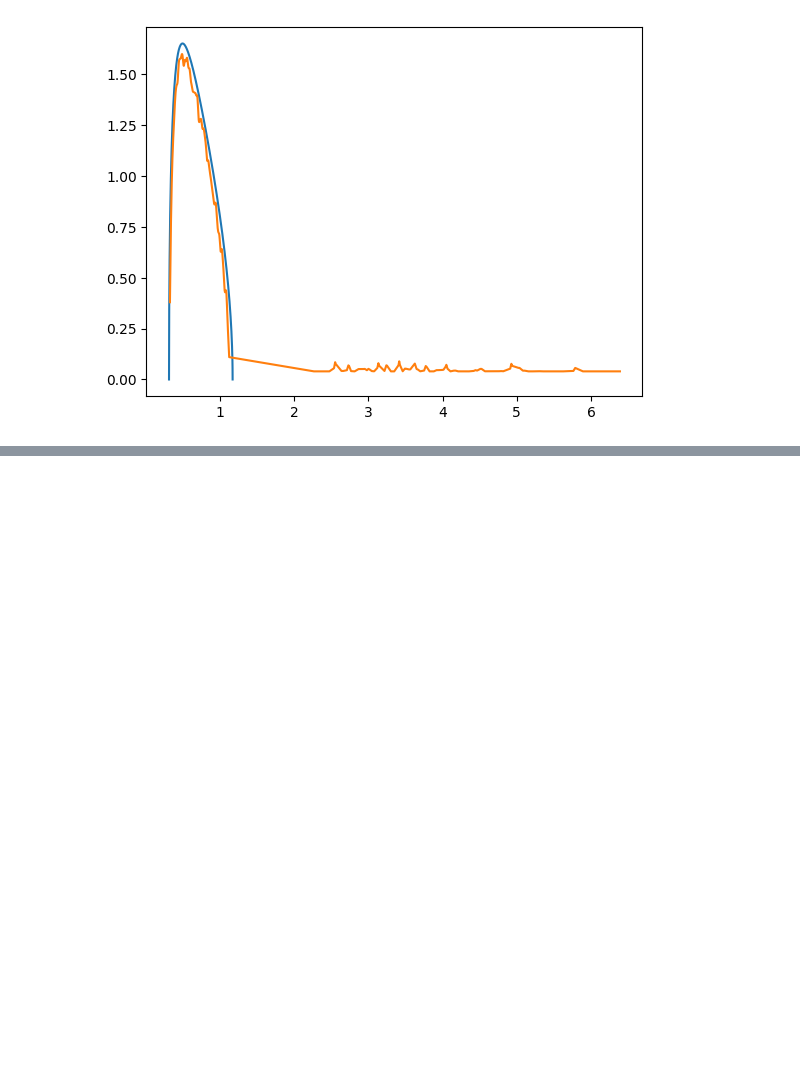
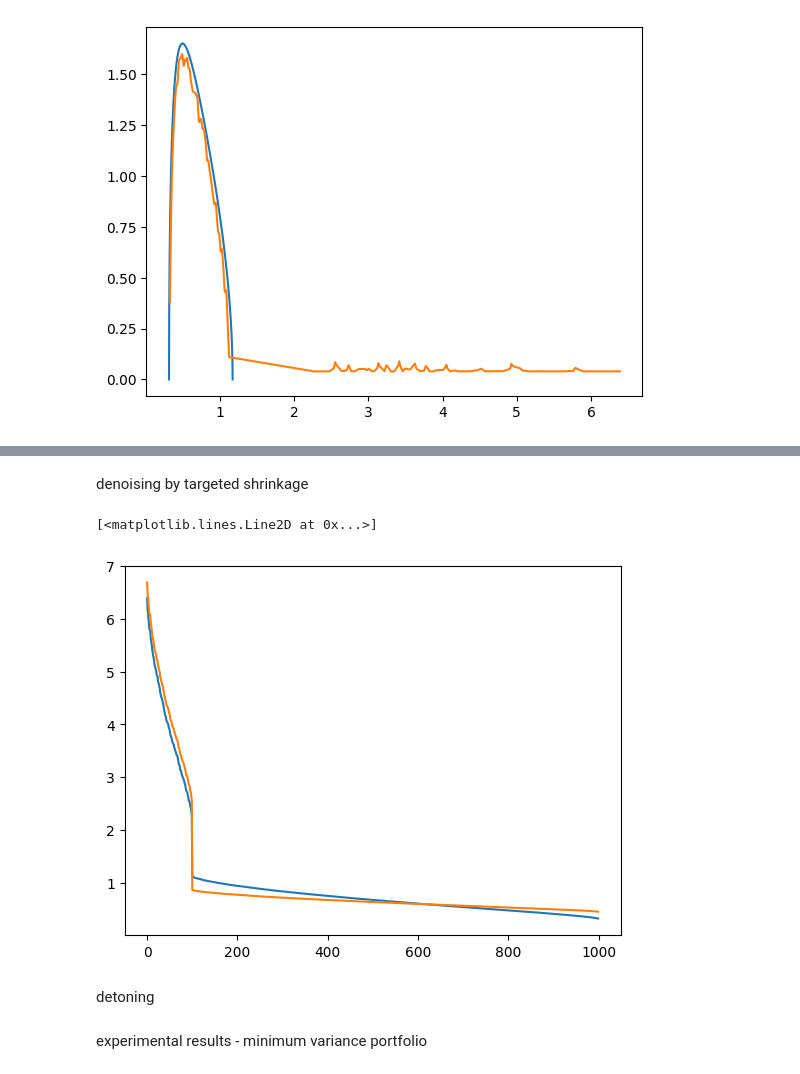
Before and after one commit to Joanna-Dai/Machine-Learning-for-Asset-Managers, a Jupyter notebook: ch2.ipynb, the cells around one changed output, grey strips where cells are left out. Saved outputs shown, nothing was run; the diff lists cells and outputs as text; code cells hidden in the pictures; blank space fills up the shorter version.

```diff
--- a/ch2.ipynb
+++ b/ch2.ipynb
@@ -218,0 +243,28 @@ Denoising by Constant Residual Eigenvalue
+# %% [markdown]
+denoising by targeted shrinkage
+# %%
+def denoisedCorr2(eVal, eVec, nFacts, alpha=0):
+    """
+    remove noise from corr through targeted shrinkage
+    """
+    eValL, eVecL = eVal[ :nFacts, :nFacts], eVec[:, :nFacts]
+    eValR, eVecR = eVal[nFacts: ,nFacts: ], eVec[:,nFacts: ]
+    corr0 = np.dot(eVecL, eValL).dot(eVecL.T)
+    corr1 = np.dot(eVecR, eValR).dot(eVecR.T)
+    # alpha regulates the amount of shrinkage associated with noise (alpha->0 for total shrinkage)
+    corr2 = corr0 + alpha*corr1 + (1-alpha)*np.diag(np.diag(corr1))
+    return corr2
+
+#---------------------------------------------------------------------------------------------------------
+
+corr2 = denoisedCorr2(eVal0, eVec0, nFacts0, alpha=0.5)
+eVal2, eVec2 = getPCA(corr2)
+
+# display for comparison
+plt.plot(np.diag(eVal0))
+plt.plot(np.diag(eVal2))
+# %% [output]
+[<matplotlib.lines.Line2D at 0x...>]
+[figure, added]
+# %% [markdown]
+detoning
@@ -218,0 +276,2 @@ Denoising by Constant Residual Eigenvalue
+# %% [markdown]
+experimental results - minimum variance portfolio
```
Also changed, not shown: parts of 7 cells of this notebook.
